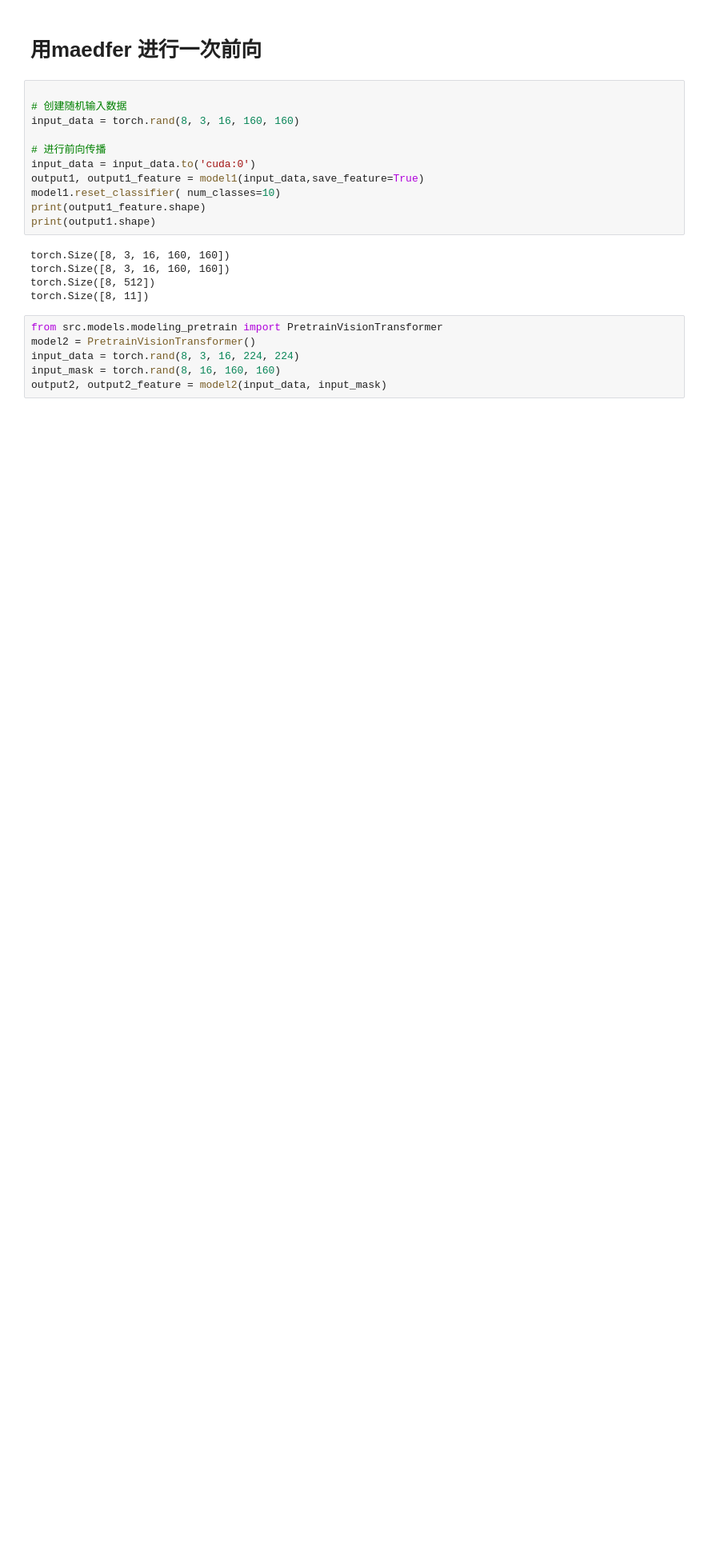
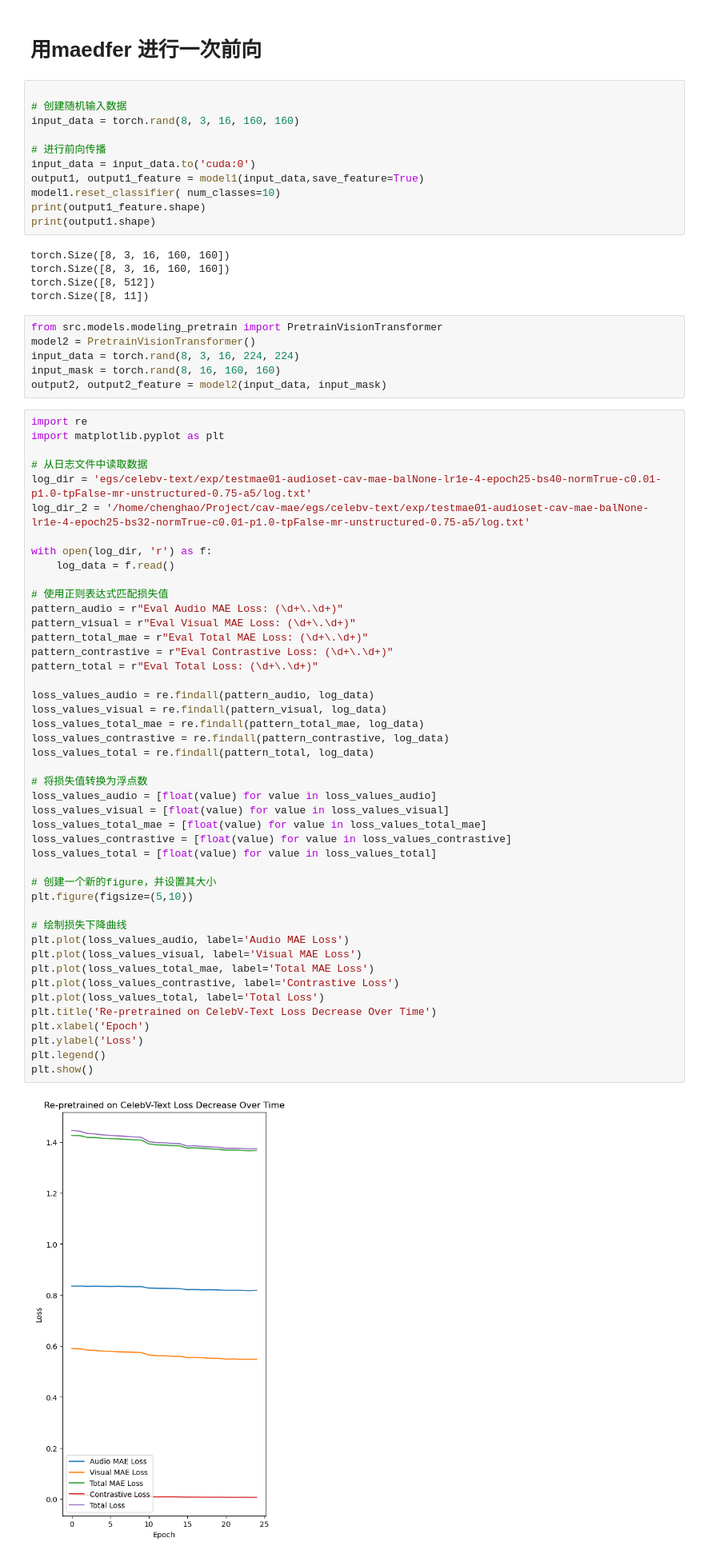
Before and after one commit to Cb1ock/cav-mae, a Jupyter notebook: load.ipynb, the cells around one changed output. Shown: that part at 80% size. Drawn from its saved outputs; the diff is of its cells as text; blank space fills up the shorter version.

```diff
--- a/load.ipynb
+++ b/load.ipynb
@@ -118,3 +136,50 @@ model2 = PretrainVisionTransformer()
 input_data = torch.rand(8, 3, 16, 224, 224)
 input_mask = torch.rand(8, 16, 160, 160)
 output2, output2_feature = model2(input_data, input_mask)
+# %%
+import re
+import matplotlib.pyplot as plt
+
+# 从日志文件中读取数据
+log_dir = 'egs/celebv-text/exp/testmae01-audioset-cav-mae-balNone-lr1e-4-epoch25-bs40-normTrue-c0.01-p1.0-tpFalse-mr-unstructured-0.75-a5/log.txt'
+log_dir_2 = '/home/chenghao/Project/cav-mae/egs/celebv-text/exp/testmae01-audioset-cav-mae-balNone-lr1e-4-epoch25-bs32-normTrue-c0.01-p1.0-tpFalse-mr-unstructured-0.75-a5/log.txt'
+
+with open(log_dir, 'r') as f:
+    log_data = f.read()
+
+# 使用正则表达式匹配损失值
+pattern_audio = r"Eval Audio MAE Loss: (\d+\.\d+)"
+pattern_visual = r"Eval Visual MAE Loss: (\d+\.\d+)"
+pattern_total_mae = r"Eval Total MAE Loss: (\d+\.\d+)"
+pattern_contrastive = r"Eval Contrastive Loss: (\d+\.\d+)"
+pattern_total = r"Eval Total Loss: (\d+\.\d+)"
+
+loss_values_audio = re.findall(pattern_audio, log_data)
+loss_values_visual = re.findall(pattern_visual, log_data)
+loss_values_total_mae = re.findall(pattern_total_mae, log_data)
+loss_values_contrastive = re.findall(pattern_contrastive, log_data)
+loss_values_total = re.findall(pattern_total, log_data)
+
+# 将损失值转换为浮点数
+loss_values_audio = [float(value) for value in loss_values_audio]
+loss_values_visual = [float(value) for value in loss_values_visual]
+loss_values_total_mae = [float(value) for value in loss_values_total_mae]
+loss_values_contrastive = [float(value) for value in loss_values_contrastive]
+loss_values_total = [float(value) for value in loss_values_total]
+
+# 创建一个新的figure，并设置其大小
+plt.figure(figsize=(5,10))
+
+# 绘制损失下降曲线
+plt.plot(loss_values_audio, label='Audio MAE Loss')
+plt.plot(loss_values_visual, label='Visual MAE Loss')
+plt.plot(loss_values_total_mae, label='Total MAE Loss')
+plt.plot(loss_values_contrastive, label='Contrastive Loss')
+plt.plot(loss_values_total, label='Total Loss')
+plt.title('Re-pretrained on CelebV-Text Loss Decrease Over Time')
+plt.xlabel('Epoch')
+plt.ylabel('Loss')
+plt.legend()
+plt.show()
+# %% [output]
+[figure, added]
```
Also changed, not shown: parts of 7 cells of this notebook, 10 other files.
